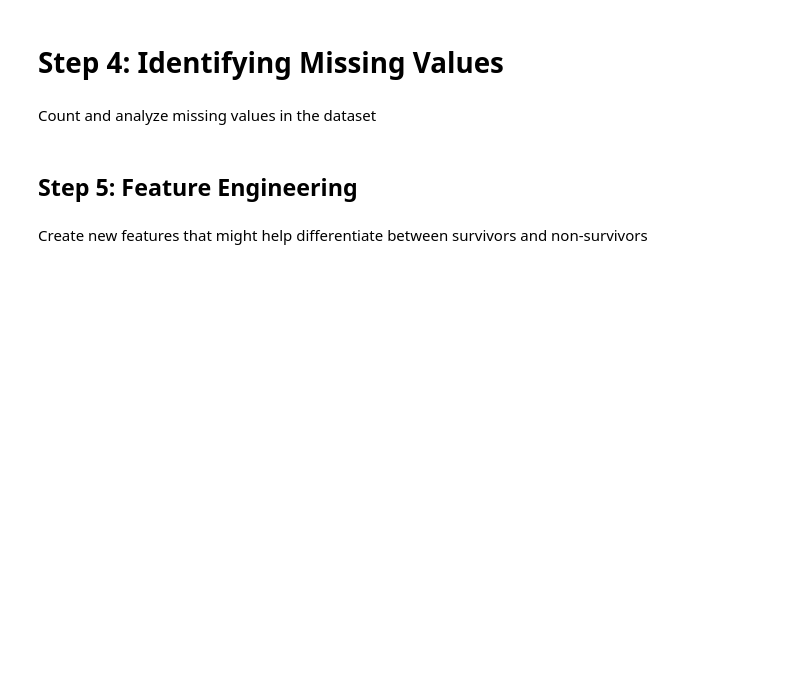
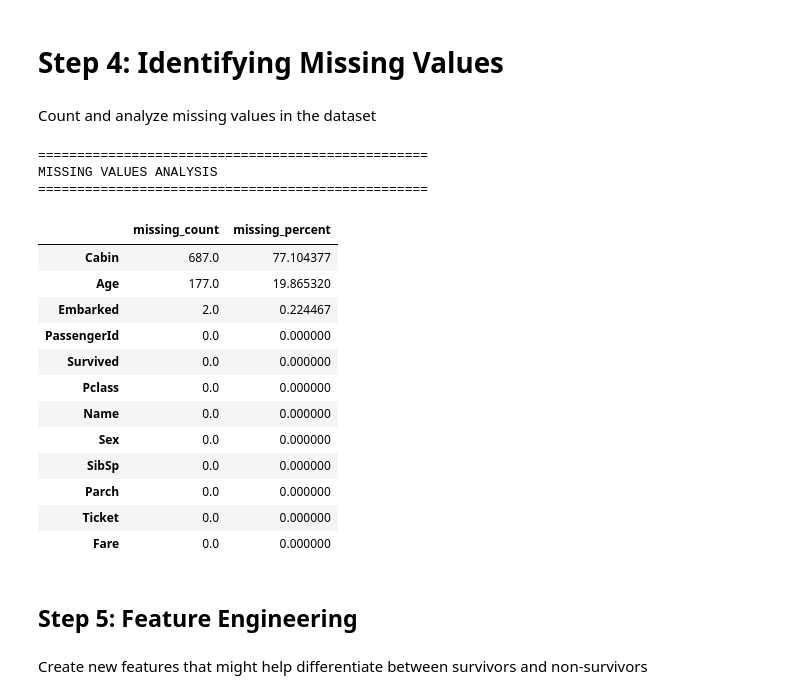
Before and after one commit to charliemb75/myfirstlab, a Jupyter notebook: Lab2_Titanic/titanic_analysis.ipynb, the cells around one changed output. Cells and saved outputs as stored; diff of their text form; code cells hidden in the pictures; blank space fills up the shorter version.

```diff
--- a/Lab2_Titanic/titanic_analysis.ipynb
+++ b/Lab2_Titanic/titanic_analysis.ipynb
@@ -51,12 +83,36 @@ Count and analyze missing values in the dataset
 # %%
 # Count missing values
 print("\n" + "="*50)
 print("MISSING VALUES ANALYSIS")
 print("="*50)
 
-missing_count = df.isna().sum()
-missing_percent = (missing_count / len(df)) * 100
-print(missing_percent)
+missing_data = {}
+for col in df.columns:
+    missing_count = df[col].isna().sum()
+    missing_percent = (missing_count / len(df)) * 100
+    missing_data[col] = {
+        "missing_count": missing_count,
+        "missing_percent": missing_percent
+    }
+missing_df = pd.DataFrame(missing_data).T
+missing_df.sort_values("missing_count", ascending=False)
+# %% [output]
+==================================================
+MISSING VALUES ANALYSIS
+==================================================
+|  | missing_count | missing_percent |
+| Cabin | 687.0 | 77.104377 |
+| Age | 177.0 | 19.865320 |
+| Embarked | 2.0 | 0.224467 |
+| PassengerId | 0.0 | 0.000000 |
+| Survived | 0.0 | 0.000000 |
+| Pclass | 0.0 | 0.000000 |
+| Name | 0.0 | 0.000000 |
+| Sex | 0.0 | 0.000000 |
+| SibSp | 0.0 | 0.000000 |
+| Parch | 0.0 | 0.000000 |
+| Ticket | 0.0 | 0.000000 |
+| Fare | 0.0 | 0.000000 |
 # %% [markdown]
 ## Step 5: Feature Engineering
 # %% [markdown]
```
Also changed, not shown: parts of 12 cells of this notebook, 1 other file.
